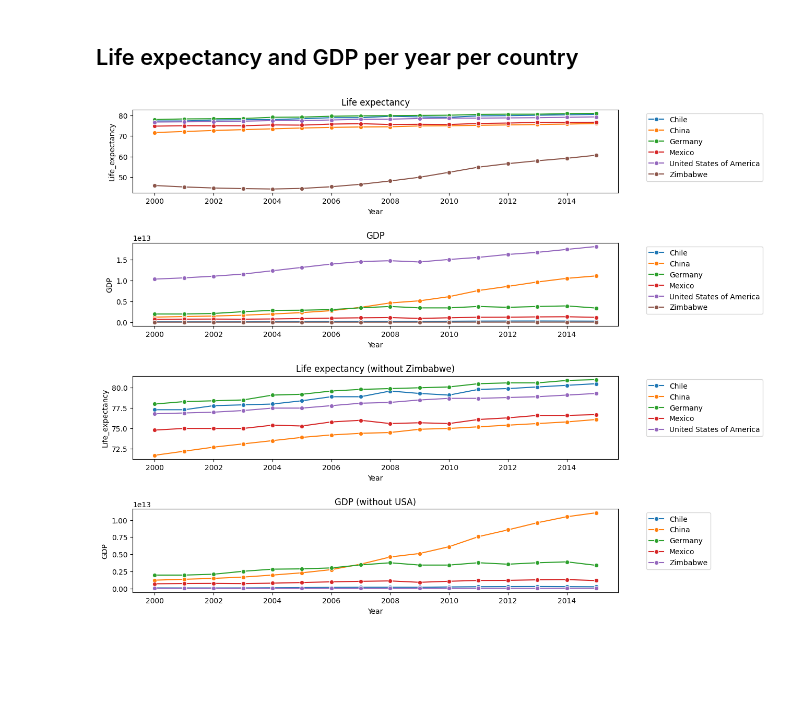
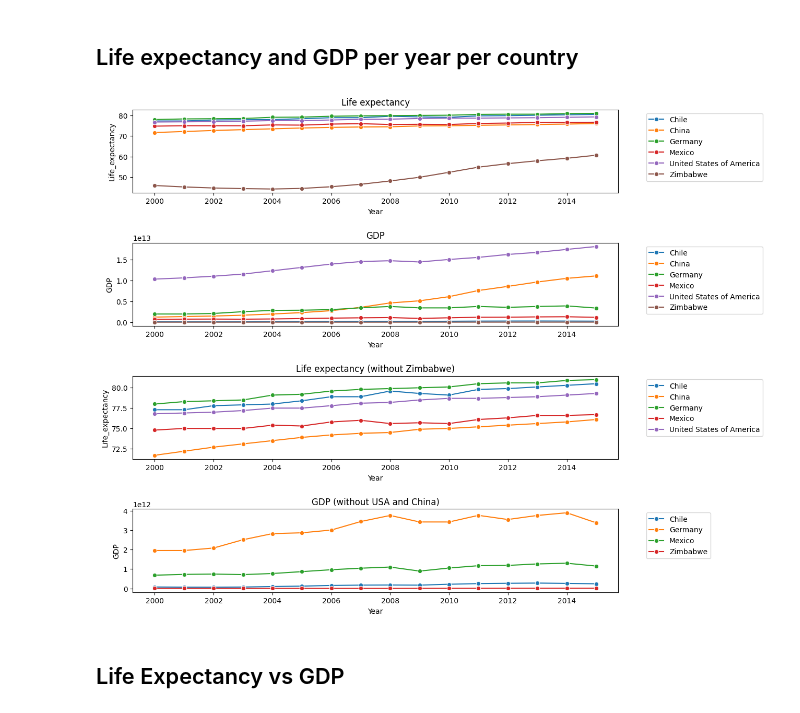
Before and after one commit to ramtob/codecademy-python, a Jupyter notebook: Life-Expectancy-and-GDP-Starter/life_expectancy_gdp.ipynb, the cells around one changed output. Drawn from its saved outputs; the diff is of its cells as text; code cells hidden in the pictures; blank space fills up the shorter version.

```diff
--- a/Life-Expectancy-and-GDP-Starter/life_expectancy_gdp.ipynb
+++ b/Life-Expectancy-and-GDP-Starter/life_expectancy_gdp.ipynb
@@ -48,24 +48,26 @@ print(df_all.head())
 # %%
 plt.figure(figsize=(12, 12))
 plt.subplot(4,1,1)
 sns.lineplot(data=df_all, x='Year', y='Life_expectancy', marker='o', hue='Country')
 plt.title('Life expectancy')
 plt.legend(bbox_to_anchor=(1.05, 1), loc='upper left') # Move the legend outside the plot
 plt.subplot(4,1,2)
 sns.lineplot(data=df_all, x='Year', y='GDP', marker='o', hue='Country')
 plt.title('GDP')
 plt.legend(bbox_to_anchor=(1.05, 1), loc='upper left') # Move the legend outside the plot
 plt.subplot(4,1,3)
 df_noZim = df_all[df_all['Country'] != 'Zimbabwe']
 sns.lineplot(data=df_noZim, x='Year', y='Life_expectancy', marker='o', hue='Country')
 plt.title('Life expectancy (without Zimbabwe)')
 plt.legend(bbox_to_anchor=(1.05, 1), loc='upper left') # Move the legend outside the plot
 plt.subplot(4,1,4)
-df_noUsa = df_all[df_all['Country'] != 'United States of America']
+df_noUsa = df_all[~df_all['Country'].isin(['United States of America', 'China']) ]
 sns.lineplot(data=df_noUsa, x='Year', y='GDP', marker='o', hue='Country')
-plt.title('GDP (without USA)')
+plt.title('GDP (without USA and China)')
 plt.legend(bbox_to_anchor=(1.05, 1), loc='upper left') # Move the legend outside the plot
 plt.subplots_adjust(hspace=0.6)
 plt.show()
 # %% [output]
-[figure, old version]
+[figure, new version]
+# %% [markdown]
+## Life Expectancy vs GDP
```
